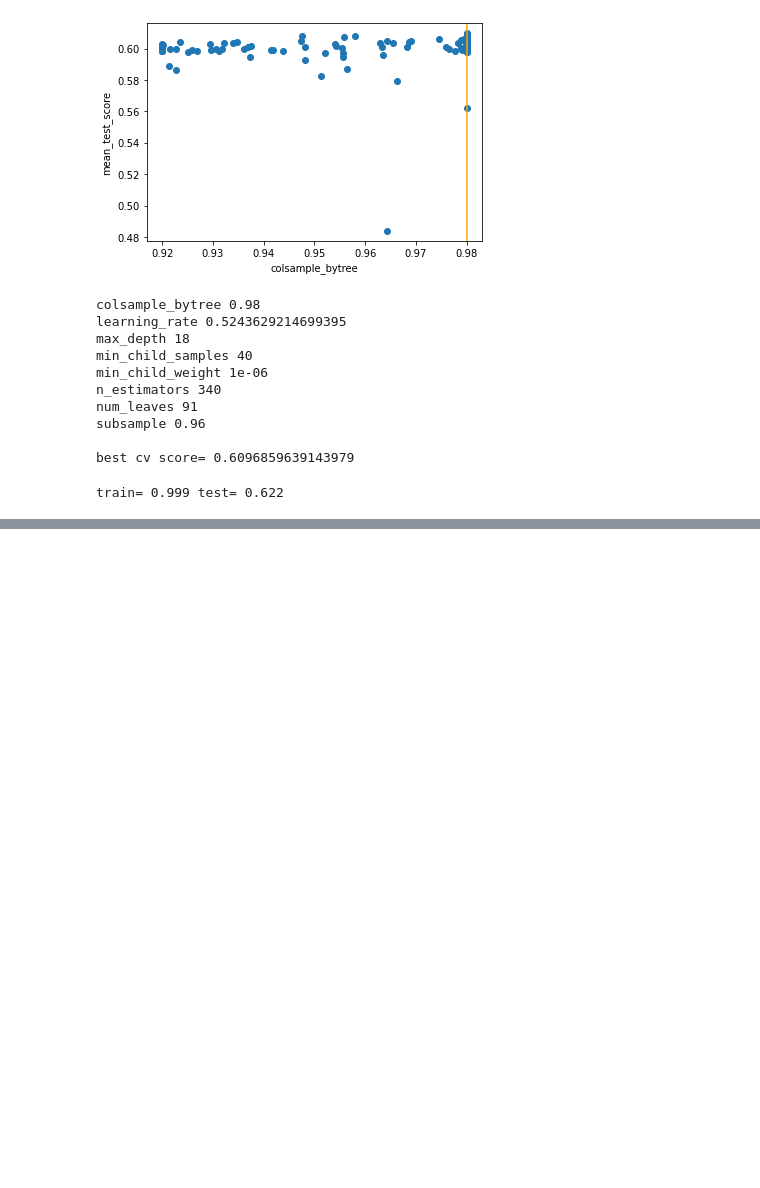
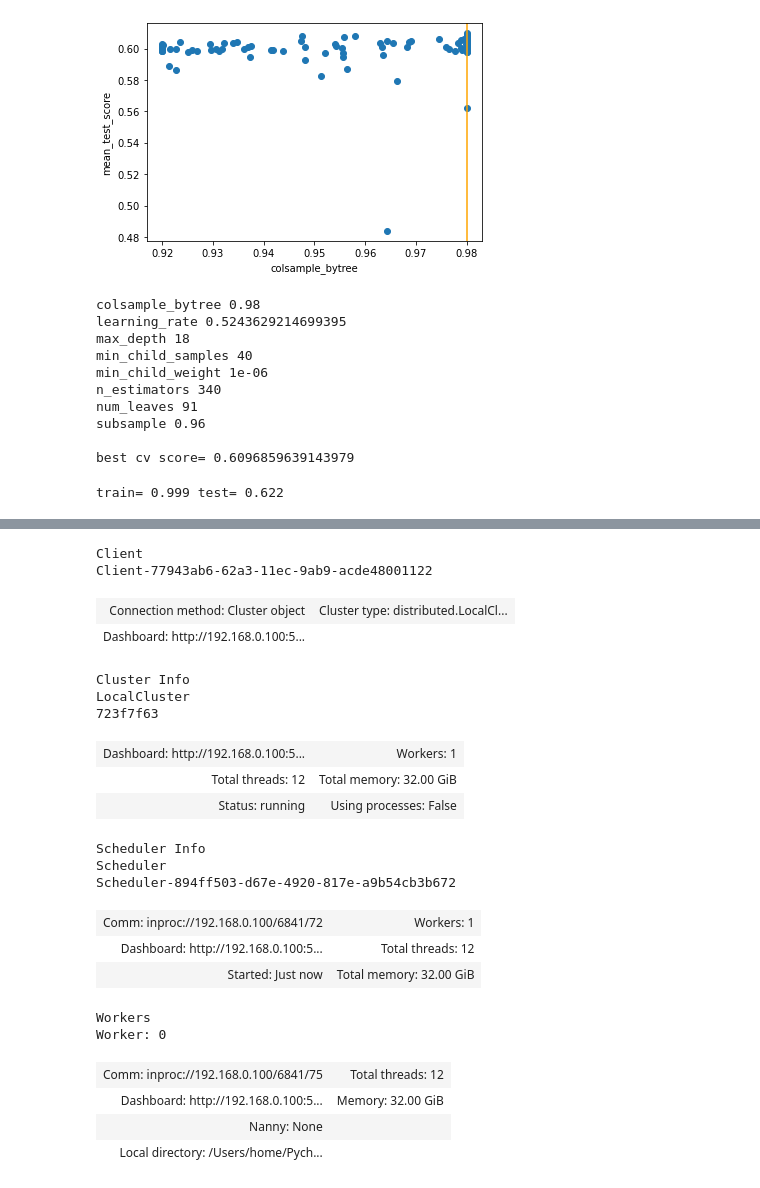
Before and after one commit to ryanjmccall/sb_ml_eng_capstone, a Jupyter notebook: capstone/notebooks/3_Scale_prototype.ipynb, the cells around one changed output, grey strips where cells are left out. Cells and saved outputs as stored; diff of their text form; code cells hidden in the pictures; blank space fills up the shorter version.

```diff
--- a/capstone/notebooks/3_Scale_prototype.ipynb
+++ b/capstone/notebooks/3_Scale_prototype.ipynb
@@ -199,0 +207,30 @@ train= 0.999 test= 0.622
+# %%
+from dask.distributed import Client, progress
+import dask.array as da
+
+# try local client
+client = Client(processes=False)
+client
+# %% [output]
+Client
+Client-77943ab6-62a3-11ec-9ab9-acde48001122
+| Connection method: Cluster object | Cluster type: distributed.LocalCl... |
+| Dashboard: http://192.168.0.100:5... |  |
+Cluster Info
+LocalCluster
+723f7f63
+| Dashboard: http://192.168.0.100:5... | Workers: 1 |
+| Total threads: 12 | Total memory: 32.00 GiB |
+| Status: running | Using processes: False |
+Scheduler Info
+Scheduler
+Scheduler-894ff503-d67e-4920-817e-a9b54cb3b672
+| Comm: inproc://192.168.0.100/6841/72 | Workers: 1 |
+| Dashboard: http://192.168.0.100:5... | Total threads: 12 |
+| Started: Just now | Total memory: 32.00 GiB |
+Workers
+Worker: 0
+| Comm: inproc://192.168.0.100/6841/75 | Total threads: 12 |
+| Dashboard: http://192.168.0.100:5... | Memory: 32.00 GiB |
+| Nanny: None |  |
+| Local directory: /Users/home/Pych... |  |
```
Also changed, not shown: parts of 28 cells of this notebook, 2 other files.
